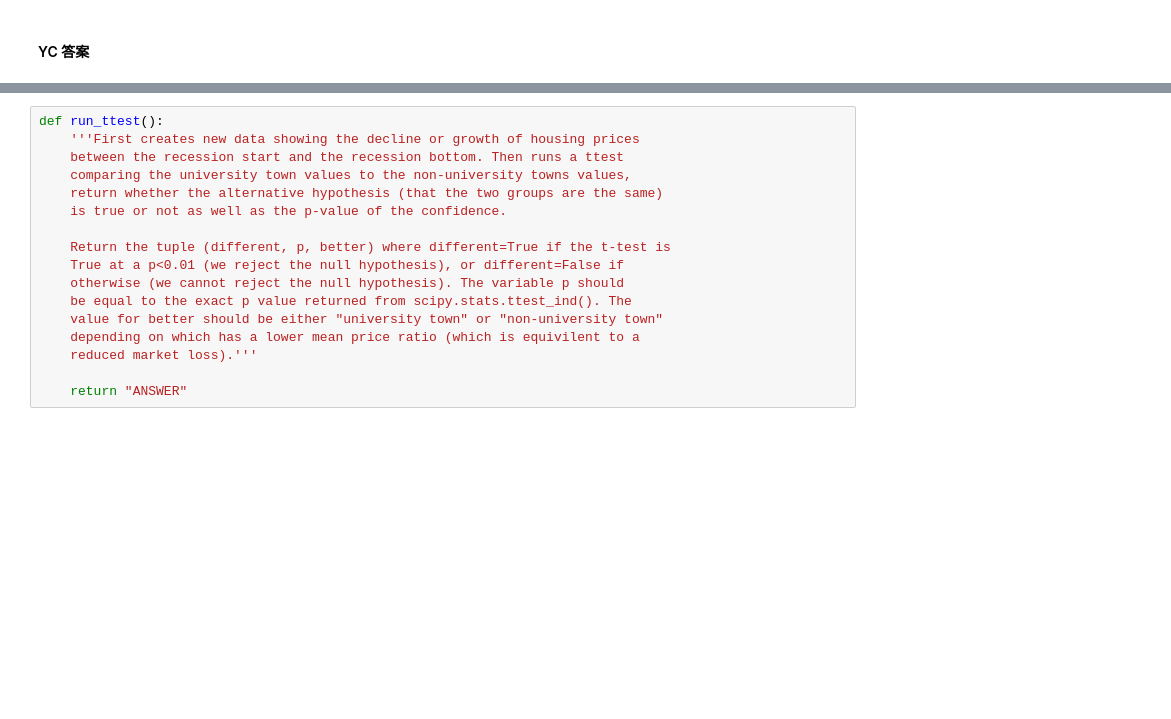
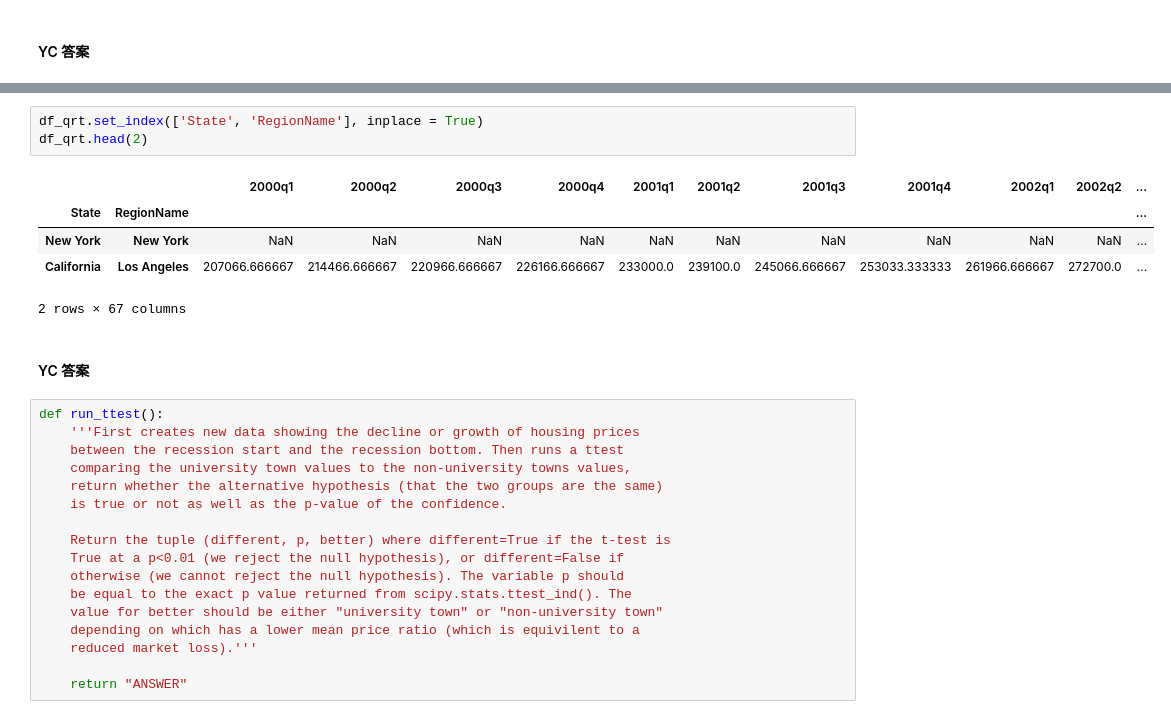
Before and after one commit to yunjcai/Applied-Data-Science-with-Python-Specialization, a Jupyter notebook: 1. Introduction to Data Science in Python/Week 4/Assignment+4.ipynb, the cells around one changed output, grey strips where cells are left out. Saved outputs shown, nothing was run; the diff lists cells and outputs as text; blank space fills up the shorter version.

```diff
--- a/1. Introduction to Data Science in Python/Week 4/Assignment+4.ipynb
+++ b/1. Introduction to Data Science in Python/Week 4/Assignment+4.ipynb
@@ -240,3 +323,14 @@ def convert_housing_data_to_quarters():
+# %%
+df_qrt.set_index(['State', 'RegionName'], inplace = True)
+df_qrt.head(2)
+# %% [output]
+|  |  | 2000q1 | 2000q2 | 2000q3 | 2000q4 | 2001q1 | 2001q2 | 2001q3 | 2001q4 | 2002q1 | 2002q2 | ... |
+| State | RegionName |  |  |  |  |  |  |  |  |  |  | ... |
+| New York | New York | NaN | NaN | NaN | NaN | NaN | NaN | NaN | NaN | NaN | NaN | ... |
+| California | Los Angeles | 207066.666667 | 214466.666667 | 220966.666667 | 226166.666667 | 233000.0 | 239100.0 | 245066.666667 | 253033.333333 | 261966.666667 | 272700.0 | ... |
+2 rows × 67 columns
+# %% [markdown]
+<h4>YC 答案</h4>
 # %%
 def run_ttest():
     '''First creates new data showing the decline or growth of housing prices
```
Also changed, not shown: parts of 19 cells of this notebook.
